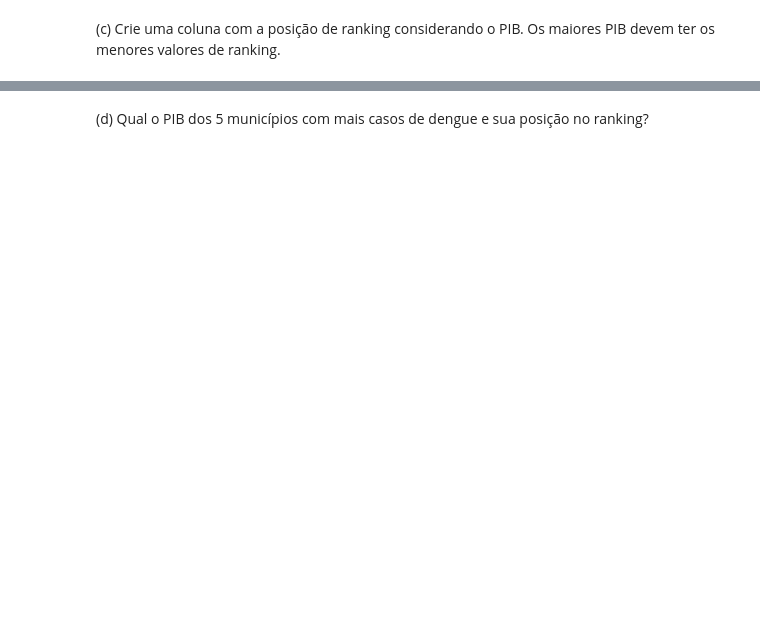
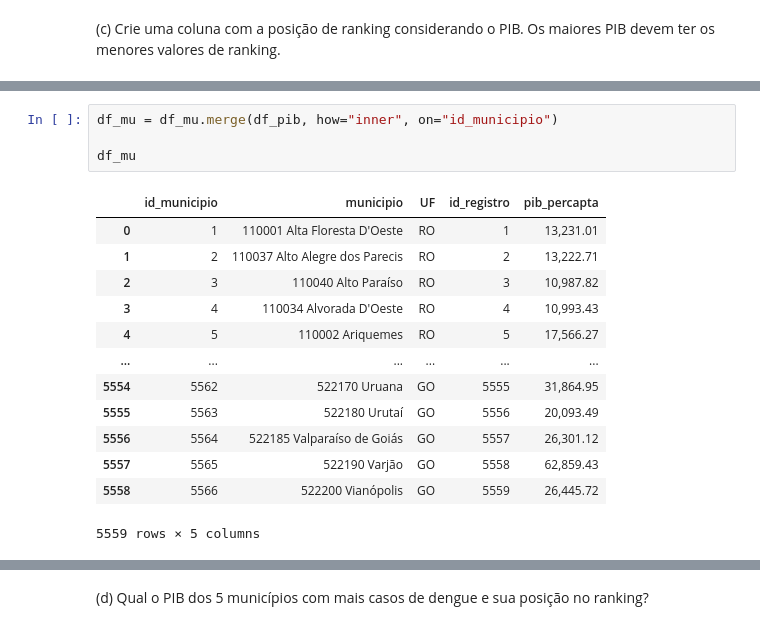
Before and after one commit to joaopasini/letscode_repository, a Jupyter notebook: Módulo 4 - Técnicas de Programação I - Python/Módulo 4 - Exercícios/Aula de Exerícios Numpy e Pandas.ipynb, the cells around one changed output, grey strips where cells are left out. Saved outputs shown, nothing was run; the diff lists cells and outputs as text; blank space fills up the shorter version.

```diff
--- a/Módulo 4 - Técnicas de Programação I - Python/Módulo 4 - Exercícios/Aula de Exerícios Numpy e Pandas.ipynb
+++ b/Módulo 4 - Técnicas de Programação I - Python/Módulo 4 - Exercícios/Aula de Exerícios Numpy e Pandas.ipynb
@@ -508,0 +608,18 @@ df = pd.read_csv
+# %%
+df_mu = df_mu.merge(df_pib, how="inner", on="id_municipio")
+
+df_mu
+# %% [output]
+|  | id_municipio | municipio | UF | id_registro | pib_percapta |
+| 0 | 1 | 110001 Alta Floresta D'Oeste | RO | 1 | 13,231.01 |
+| 1 | 2 | 110037 Alto Alegre dos Parecis | RO | 2 | 13,222.71 |
+| 2 | 3 | 110040 Alto Paraíso | RO | 3 | 10,987.82 |
+| 3 | 4 | 110034 Alvorada D'Oeste | RO | 4 | 10,993.43 |
+| 4 | 5 | 110002 Ariquemes | RO | 5 | 17,566.27 |
+| ... | ... | ... | ... | ... | ... |
+| 5554 | 5562 | 522170 Uruana | GO | 5555 | 31,864.95 |
+| 5555 | 5563 | 522180 Urutaí | GO | 5556 | 20,093.49 |
+| 5556 | 5564 | 522185 Valparaíso de Goiás | GO | 5557 | 26,301.12 |
+| 5557 | 5565 | 522190 Varjão | GO | 5558 | 62,859.43 |
+| 5558 | 5566 | 522200 Vianópolis | GO | 5559 | 26,445.72 |
+5559 rows × 5 columns
```
Also changed, not shown: parts of 12 cells of this notebook.
